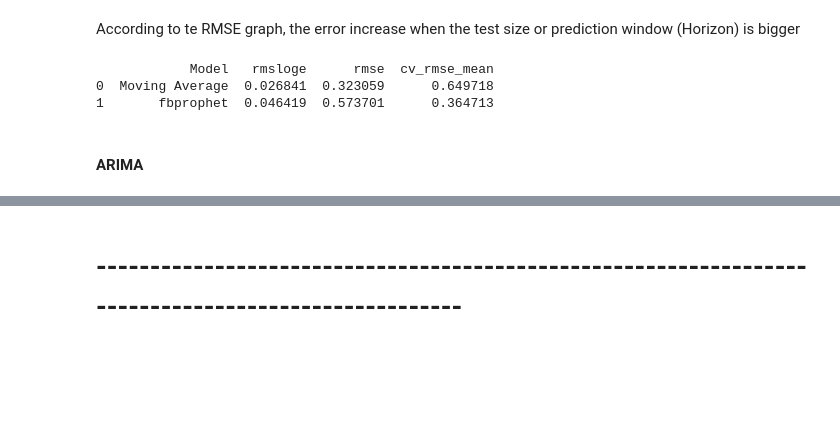
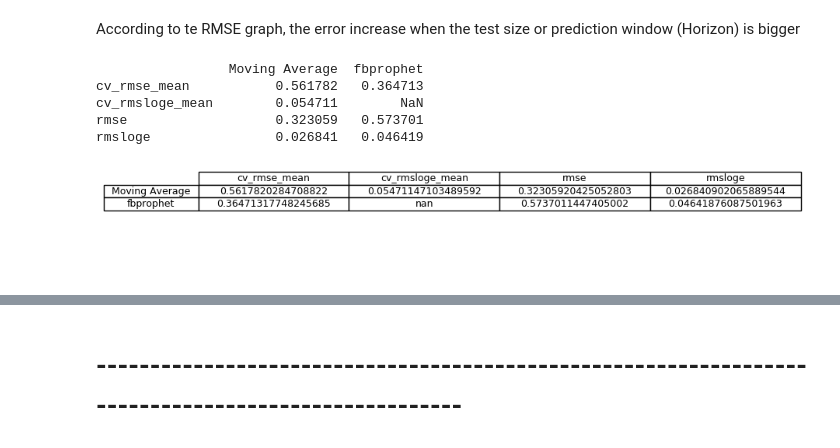
Before and after one commit to megiza/First_CapstoneProject, a Jupyter notebook: Project1_Part4.ipynb, the cells around one changed output, grey strips where cells are left out. Saved outputs shown, nothing was run; the diff lists cells and outputs as text; code cells hidden in the pictures; blank space fills up the shorter version.

```diff
--- a/Project1_Part4.ipynb
+++ b/Project1_Part4.ipynb
@@ -574,19 +612,18 @@ cv_rmse.mean():  0.36471317748245685
 # %% [markdown]
 According to te RMSE graph, the error increase when the test size or prediction window (Horizon) is bigger
 # %%
-
 #saving results for later model selection
-df_model_assesment=df_model_assesment.append({'Model':'fbprophet',
-                                              'rmsloge': mslogerror,
-                                              'rmse': mserror,
-                                              'cv_rmse_mean':df_p['rmse'].mean()},
-                                             ignore_index=True)
+df_model_assesment['fbprophet']={'rmsloge': mslogerror,
+                                'rmse': mserror,
+                                'cv_rmse_mean':df_p['rmse'].mean()}
 
 
-print(df_model_assesment )
+print(pd.DataFrame.from_dict(df_model_assesment ))
+save_performance_metrics_as_table_fig(df_model_assesment)
 # %% [output]
-            Model   rmsloge      rmse  cv_rmse_mean
-0  Moving Average  0.026841  0.323059      0.649718
-1       fbprophet  0.046419  0.573701      0.364713
+                 Moving Average  fbprophet
+cv_rmse_mean           0.561782   0.364713
+cv_rmsloge_mean        0.054711        NaN
+rmse                   0.323059   0.573701
+rmsloge                0.026841   0.046419
+[figure, added]
-# %% [markdown]
-#### ARIMA
```
Also changed, not shown: parts of 37 cells of this notebook, 18 other files.
